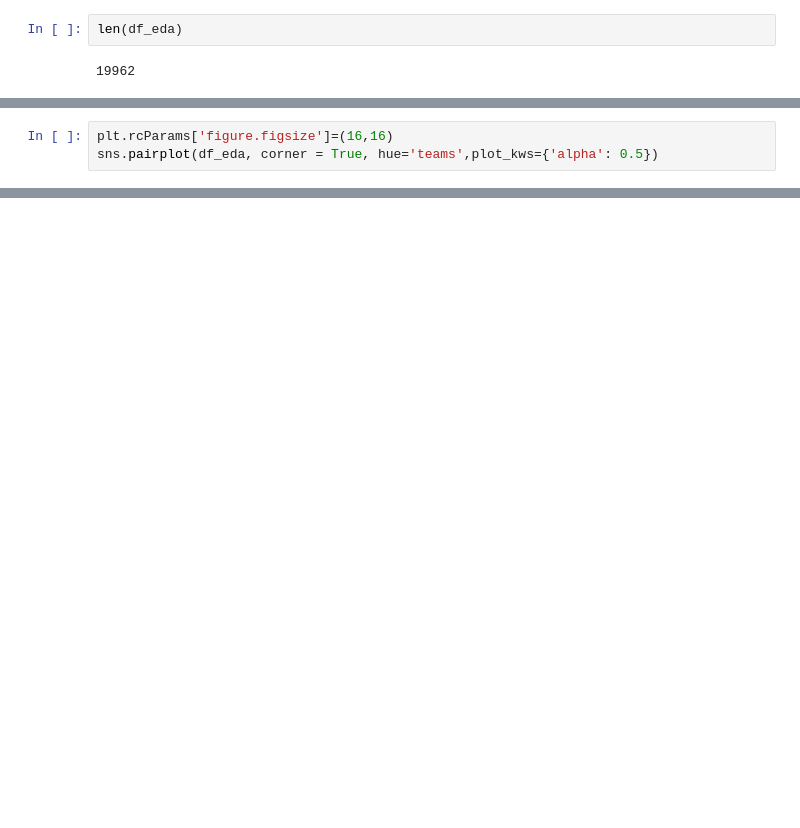
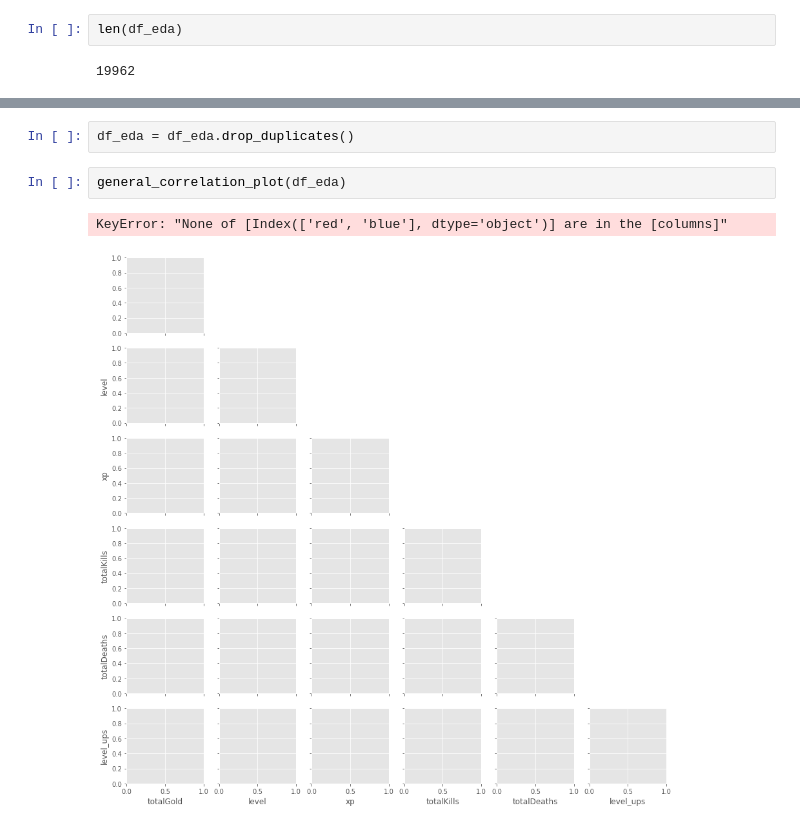
Before and after one commit to anotherjonlee/MLoL, a Jupyter notebook: notebooks/EDA.ipynb, the cells around one changed output, grey strips where cells are left out. Cells and saved outputs as stored; diff of their text form; blank space fills up the shorter version.

```diff
--- a/notebooks/EDA.ipynb
+++ b/notebooks/EDA.ipynb
@@ -157,3 +156,0 @@ len(df_eda.drop_duplicates())
-# %%
-plt.rcParams['figure.figsize']=(16,16)
-sns.pairplot(df_eda, corner = True, hue='teams',plot_kws={'alpha': 0.5})
@@ -167,0 +157,7 @@ SyntaxError: invalid syntax (<ipython-input-25-6ddd4a9c86c1>, line 2)
+# %%
+df_eda = df_eda.drop_duplicates()
+# %%
+general_correlation_plot(df_eda)
+# %% [output]
+KeyError: "None of [Index(['red', 'blue'], dtype='object')] are in the [columns]"
+[figure, added]
```
Also changed, not shown: parts of 6 cells of this notebook, 3 other files.
